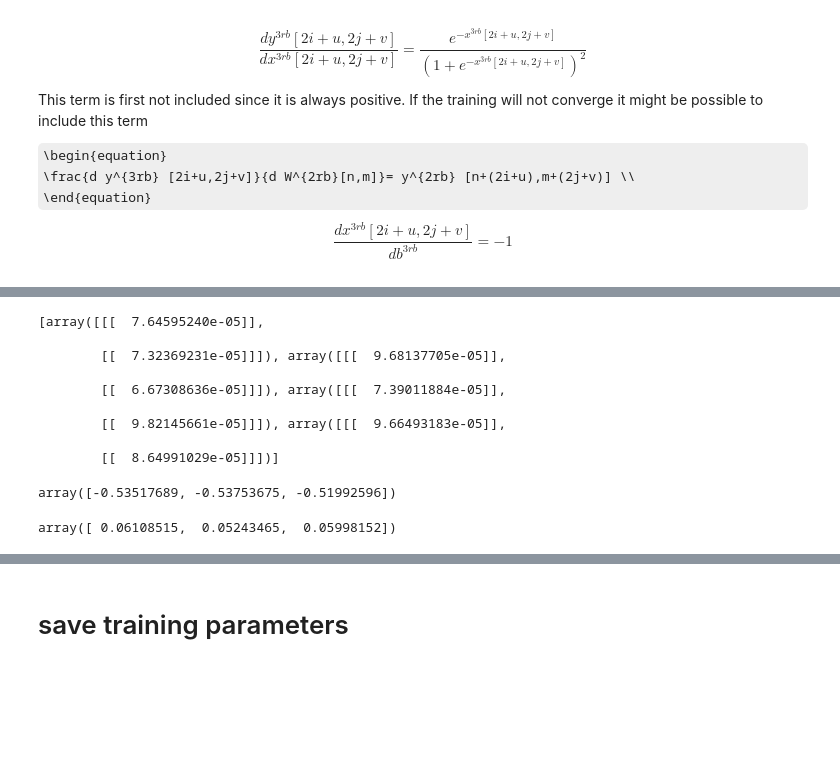
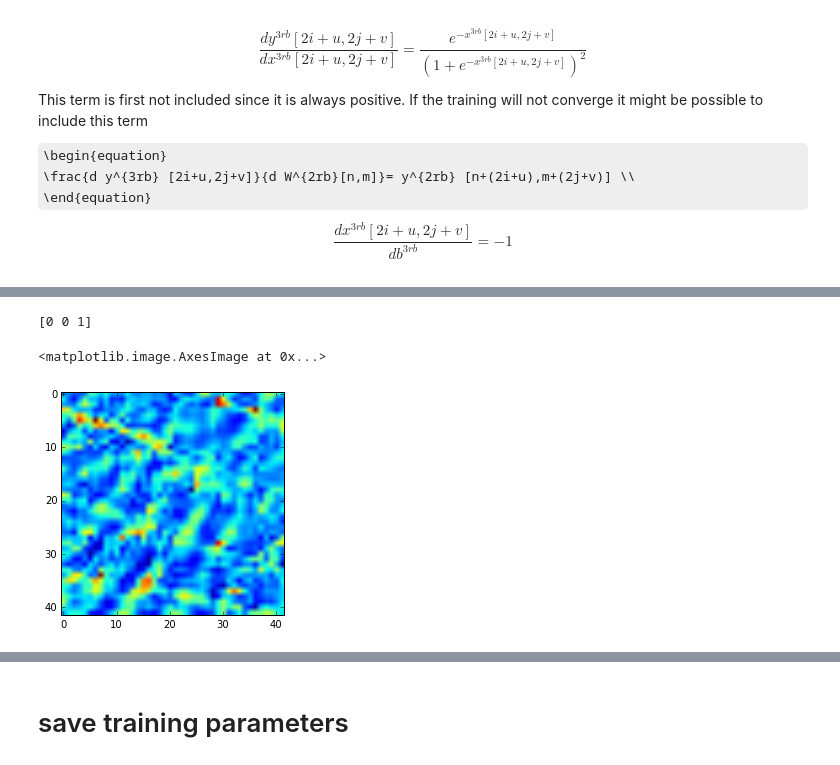
Before and after one commit to HKCaesar/Satellite-Image-Classifier, a Jupyter notebook: code/CNN/CNN3-BP-Michiel_3.ipynb, the cells around one changed output, grey strips where cells are left out. Cells and saved outputs as stored; diff of their text form; code cells hidden in the pictures; some formulas as TeX source; blank space fills up the shorter version.

```diff
--- a/code/CNN/CNN3-BP-Michiel_3.ipynb
+++ b/code/CNN/CNN3-BP-Michiel_3.ipynb
@@ -400,21 +404,8 @@ for PP in range(0,len(Sequence)):
 KeyboardInterrupt:
-# %%
-H3_bias
-# %% [output]
-[array([[[  7.64595240e-05]],
-
-        [[  7.32369231e-05]]]), array([[[  9.68137705e-05]],
-
-        [[  6.67308636e-05]]]), array([[[  7.39011884e-05]],
-
-        [[  9.82145661e-05]]]), array([[[  9.66493183e-05]],
-
-        [[  8.64991029e-05]]])]
-# %%
-x
-# %% [output]
-array([-0.53517689, -0.53753675, -0.51992596])
-# %%
-bias
-# %% [output]
-array([ 0.06108515,  0.05243465,  0.05998152])
+# %%
+print(Class_label)
+plt.imshow(inputPatch)
+# %% [output]
+[0 0 1]
+<matplotlib.image.AxesImage at 0x...>
+[figure, added]
```
Also changed, not shown: parts of 9 cells of this notebook.
